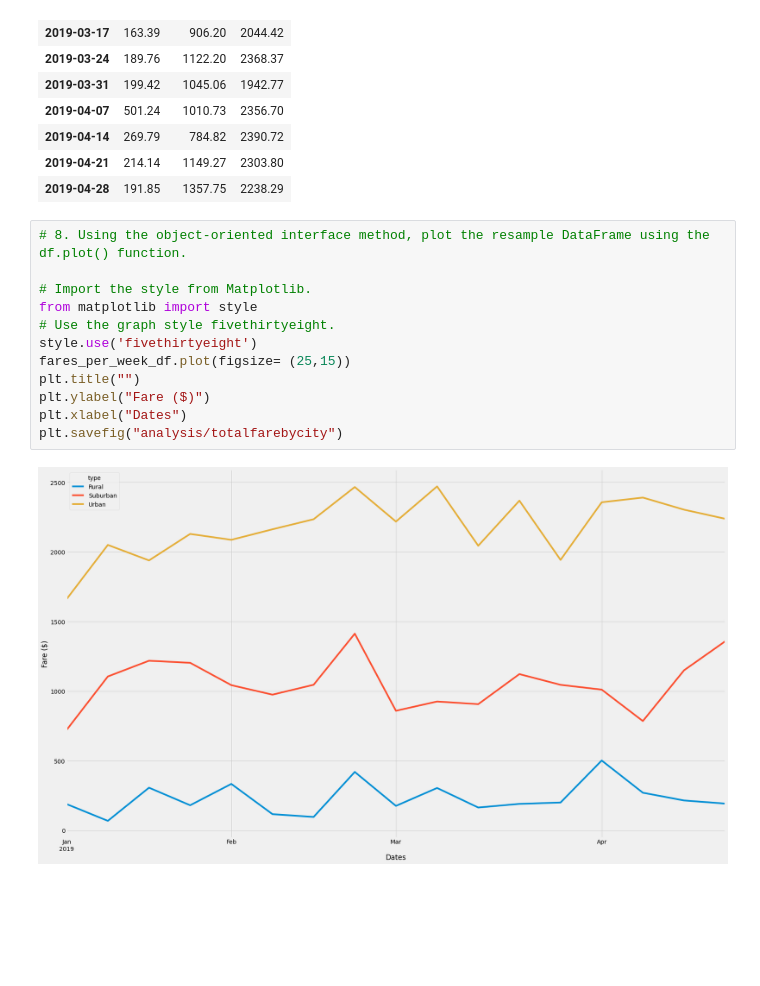
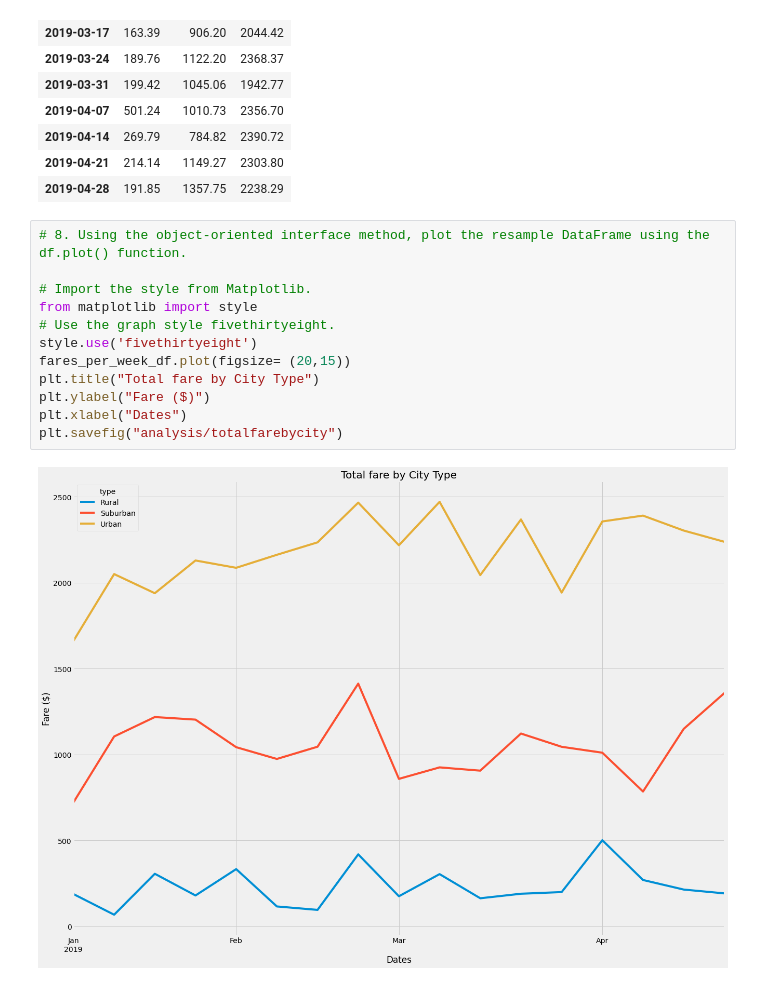
Before and after one commit to schoolboycamel/PyBer_Analysis, a Jupyter notebook: PyBer_Challenge_starter_code.ipynb, the cells around one changed output. Saved outputs shown, nothing was run; the diff lists cells and outputs as text; blank space fills up the shorter version.

```diff
--- a/PyBer_Challenge_starter_code.ipynb
+++ b/PyBer_Challenge_starter_code.ipynb
@@ -261,14 +261,14 @@ fares_per_week_df
 # %%
 # 8. Using the object-oriented interface method, plot the resample DataFrame using the df.plot() function.
 
 # Import the style from Matplotlib.
 from matplotlib import style
 # Use the graph style fivethirtyeight.
 style.use('fivethirtyeight')
-fares_per_week_df.plot(figsize= (25,15))
-plt.title("")
+fares_per_week_df.plot(figsize= (20,15))
+plt.title("Total fare by City Type")
 plt.ylabel("Fare ($)")
 plt.xlabel("Dates")
 plt.savefig("analysis/totalfarebycity")
 # %% [output]
-[figure, old version]
+[figure, new version]
```
Also changed, not shown: 1 other file.
